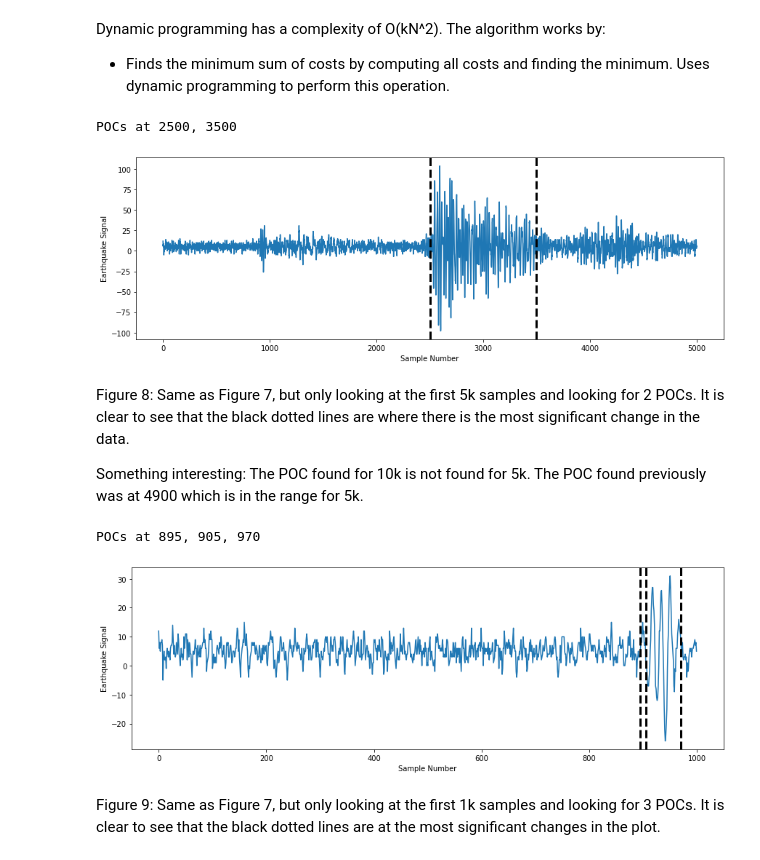
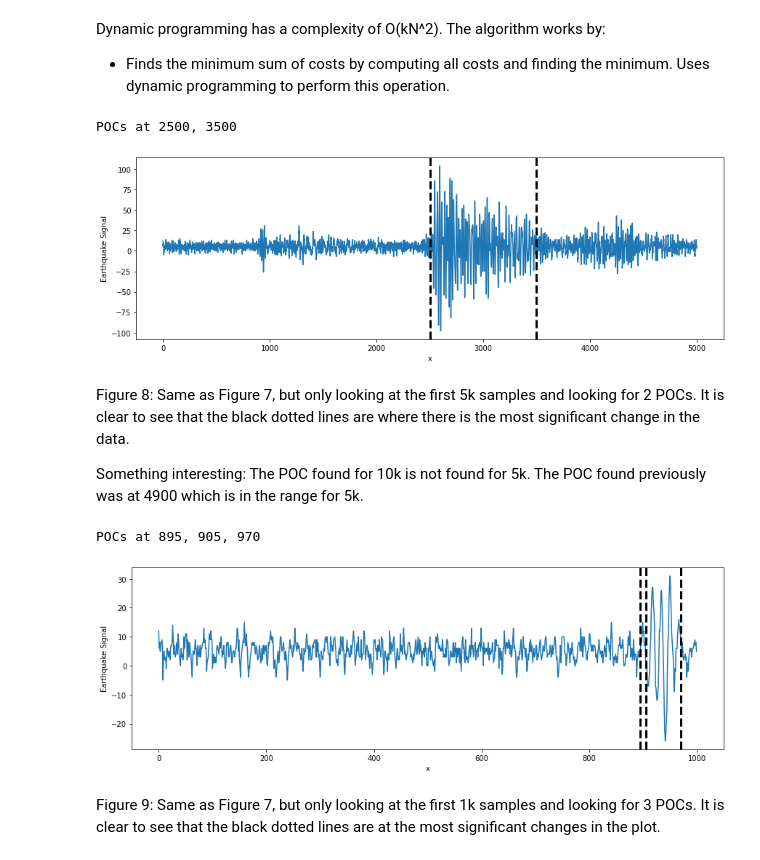
Before and after one commit to justlab11/MLTSA22_JLabombard, a Jupyter notebook: HW6/HW6_JLabombard.ipynb, the cells around one changed output. Drawn from its saved outputs; the diff is of its cells as text; code cells hidden in the pictures.

```diff
--- a/HW6/HW6_JLabombard.ipynb
+++ b/HW6/HW6_JLabombard.ipynb
@@ -251,15 +251,15 @@ Dynamic programming has a complexity of O(kN^2). The algorithm works by:
 # %%
 algo2 = rpt.Dynp(model="rbf", jump=100).fit(eq1_5k)
 result = algo2.predict(n_bkps=2)
 
 print(f"POCs at {result[0]}, {result[1]}")
 rpt.display(eq1_5k, [], result, figsize=(12, 4))
-pl.xlabel("Sample Number")
+pl.xlabel("x")
 pl.ylabel("Earthquake Signal")
 pl.show()
 # %% [output]
 POCs at 2500, 3500
-[figure, old version]
+[figure, new version]
 # %% [markdown]
 Figure 8: Same as Figure 7, but only looking at the first 5k samples and looking for 2 POCs. It is clear to see that the black dotted lines are where there is the most significant change in the data.
 
@@ -270,12 +270,12 @@ result = algo3.predict(n_bkps=3)
 
 print(f"POCs at {result[0]}, {result[1]}, {result[2]}")
 rpt.display(eq1_1k, [], result, figsize=(12, 4))
-pl.xlabel("Sample Number")
+pl.xlabel("x")
 pl.ylabel("Earthquake Signal")
 pl.show()
 # %% [output]
 POCs at 895, 905, 970
-[figure, old version]
+[figure, new version]
 # %% [markdown]
 Figure 9: Same as Figure 7, but only looking at the first 1k samples and looking for 3 POCs. It is clear to see that the black dotted lines are at the most significant changes in the plot.
 # %% [markdown]
```
Also changed, not shown: parts of 4 cells of this notebook.
